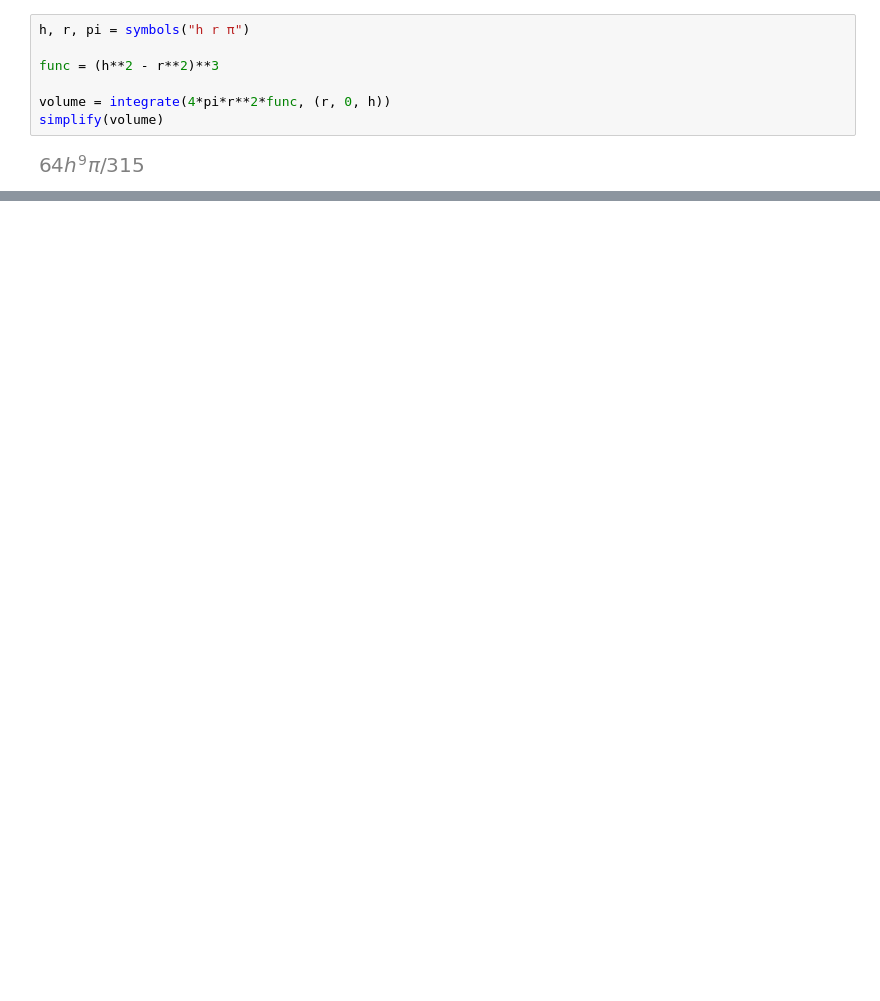
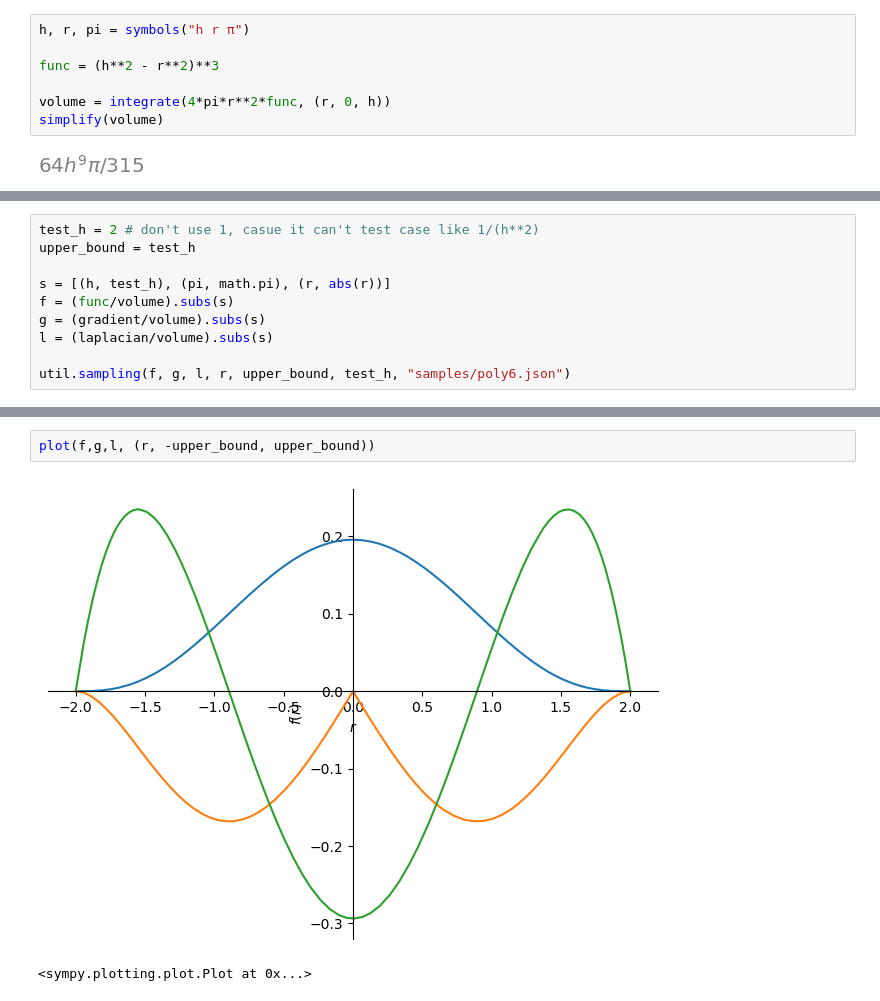
Before and after one commit to CcydtN/SmoothParticleHydrodynamics, a Jupyter notebook: equation/poly6_kernel.ipynb, the cells around one changed output, grey strips where cells are left out. Saved outputs shown, nothing was run; the diff lists cells and outputs as text; blank space fills up the shorter version.

Commit message:
Update poly6 kernel

```diff
--- a/equation/poly6_kernel.ipynb
+++ b/equation/poly6_kernel.ipynb
@@ -28,0 +24,10 @@ simplify(laplacian)
+# %%
+test_h = 2 # don't use 1, casue it can't test case like 1/(h**2)
+upper_bound = test_h
+
+s = [(h, test_h), (pi, math.pi), (r, abs(r))]
+f = (func/volume).subs(s)
+g = (gradient/volume).subs(s)
+l = (laplacian/volume).subs(s)
+
+util.sampling(f, g, l, r, upper_bound, test_h, "samples/poly6.json")
@@ -28,0 +52,5 @@ simplify(laplacian)
+# %%
+plot(f,g,l, (r, -upper_bound, upper_bound))
+# %% [output]
+[figure, added]
+<sympy.plotting.plot.Plot at 0x...>
```
Also changed, not shown: parts of 6 cells of this notebook, 2 other files.
